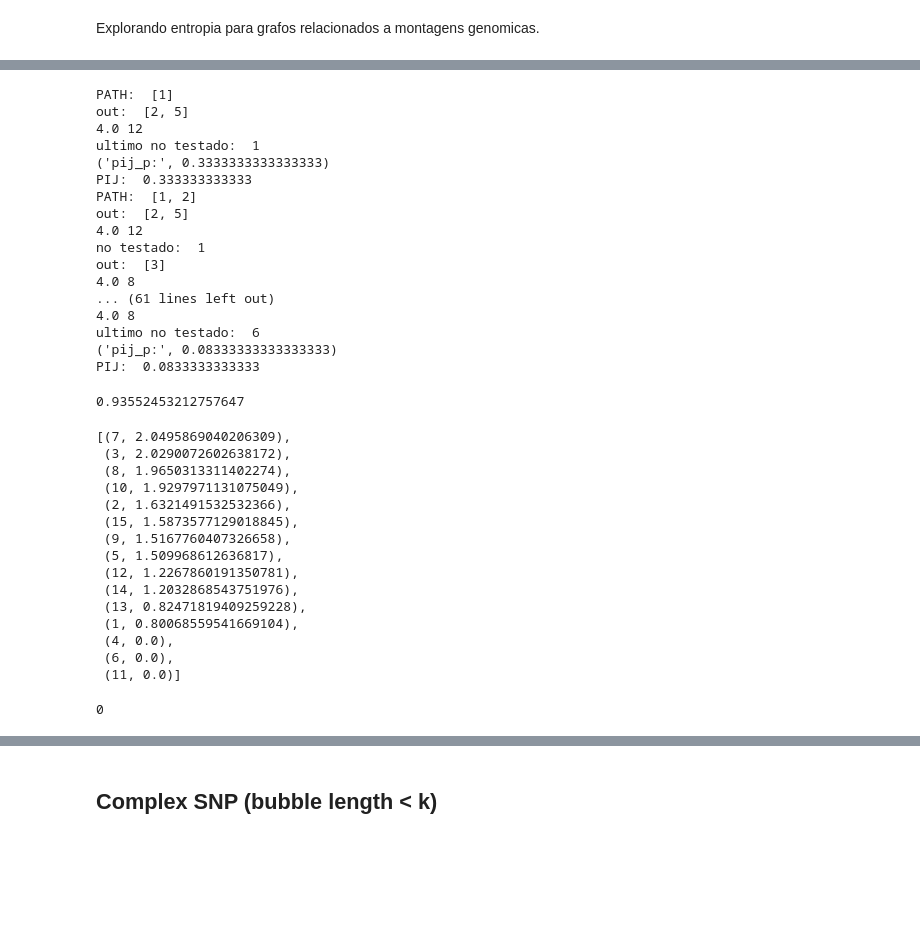
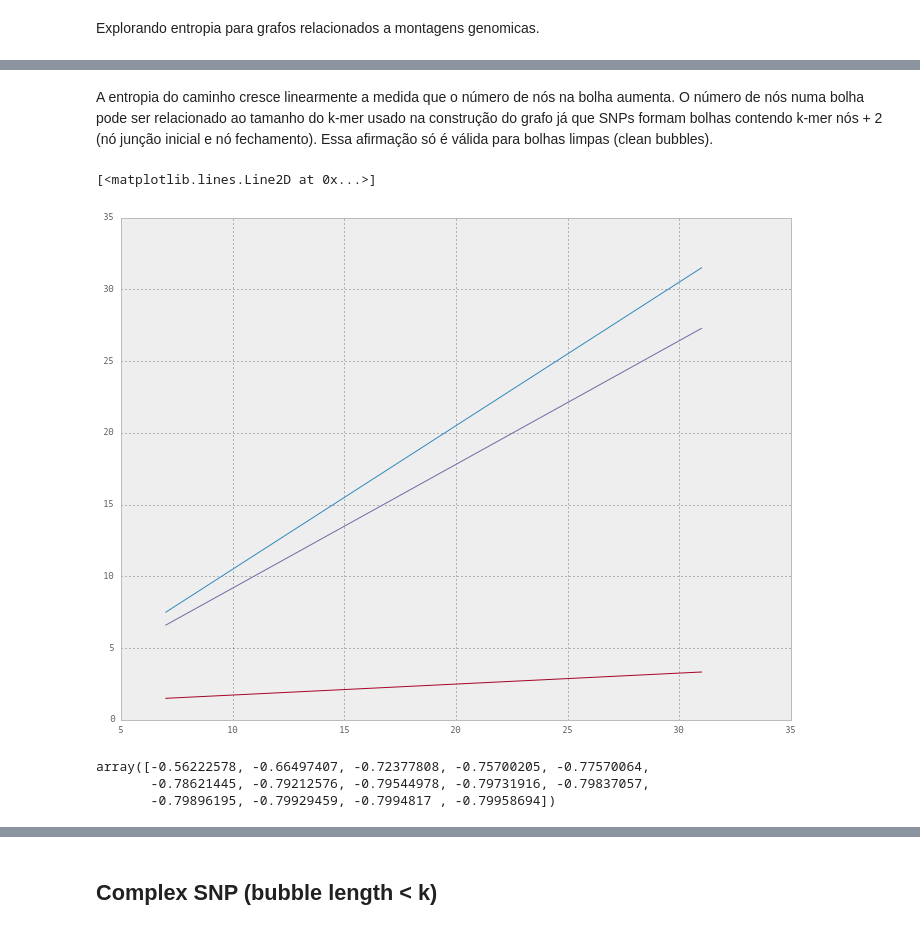
Before and after one commit to rodtheo/entropyDBG, a Jupyter notebook: cdbg.ipynb, the cells around one changed output, grey strips where cells are left out. Drawn from its saved outputs; the diff is of its cells as text; code cells hidden in the pictures; blank space fills up the shorter version.

```diff
--- a/cdbg.ipynb
+++ b/cdbg.ipynb
@@ -838,5 +867,9 @@ def get_entropy_clean_bubble(n, normalize=False, printGraph=False):
 # %%
-results_clean = []
-for n0 in range(7,33+1,2):
-    results_clean.append((n0, get_entropy_clean_bubble(n0, normalize=True)))
+results_clean_w1 = []
+results_clean_w3 = []
+results_clean_w100 = []
+for n0 in range(7,33+1,4):
+    results_clean_w1.append((n0, get_entropy_clean_bubble(n0, 1)))
+    results_clean_w3.append((n0, get_entropy_clean_bubble(n0, 3)))
+    results_clean_w100.append((n0, get_entropy_clean_bubble(n0, 100)))
 # %% [output]
@@ -969,44 +893,24 @@ PIJ:  0.166666666667
-# %%
-path_transfer(1,BB)/np.log2(6)
-# %% [output]
-PATH:  [1]
-out:  [2, 5]
-4.0 12
-ultimo no testado:  1
-('pij_p:', 0.3333333333333333)
-PIJ:  0.333333333333
-PATH:  [1, 2]
-out:  [2, 5]
-4.0 12
-no testado:  1
-out:  [3]
-4.0 8
-... (61 lines left out)
-4.0 8
-ultimo no testado:  6
-('pij_p:', 0.08333333333333333)
-PIJ:  0.0833333333333
-0.93552453212757647
-# %%
-results_sorted = sorted(results, key=lambda x:x[1], reverse=True)
-results_sorted
-# %% [output]
-[(7, 2.0495869040206309),
- (3, 2.0290072602638172),
- (8, 1.9650313311402274),
- (10, 1.9297971131075049),
- (2, 1.6321491532532366),
- (15, 1.5873577129018845),
- (9, 1.5167760407326658),
- (5, 1.509968612636817),
- (12, 1.2267860191350781),
- (14, 1.2032868543751976),
- (13, 0.82471819409259228),
- (1, 0.80068559541669104),
- (4, 0.0),
- (6, 0.0),
- (11, 0.0)]
-# %%
-2/8
-# %% [output]
-0
+# %% [markdown]
+A entropia do caminho cresce linearmente a medida que o número de nós na bolha aumenta. O número de nós numa bolha pode ser relacionado ao tamanho do k-mer usado na construção do grafo já que SNPs formam bolhas contendo k-mer nós + 2 (nó junção inicial e nó fechamento). Essa afirmação só é válida para bolhas limpas (clean bubbles).
+# %%
+size_bubbles_w1 = [s[0] for s in results_clean_w1]
+entropy_bubbles_w1 = [e[1] for e in results_clean_w1]
+
+size_bubbles_w3 = [s[0] for s in results_clean_w3]
+entropy_bubbles_w3 = [e[1] for e in results_clean_w3]
+
+size_bubbles_w100 = [s[0] for s in results_clean_w100]
+entropy_bubbles_w100 = [e[1] for e in results_clean_w100]
+
+plt.plot(size_bubbles_w1, entropy_bubbles_w1)
+plt.plot(size_bubbles_w3, entropy_bubbles_w3)
+plt.plot(size_bubbles_w3, entropy_bubbles_w100)
+# %% [output]
+[<matplotlib.lines.Line2D at 0x...>]
+[figure, added]
+# %%
+np.array(entropy_bubbles_w1)-np.array(entropy_bubbles_w3)
+# %% [output]
+array([-0.56222578, -0.66497407, -0.72377808, -0.75700205, -0.77570064,
+       -0.78621445, -0.79212576, -0.79544978, -0.79731916, -0.79837057,
+       -0.79896195, -0.79929459, -0.7994817 , -0.79958694])
```
Also changed, not shown: parts of 45 cells of this notebook, 4 other files.
